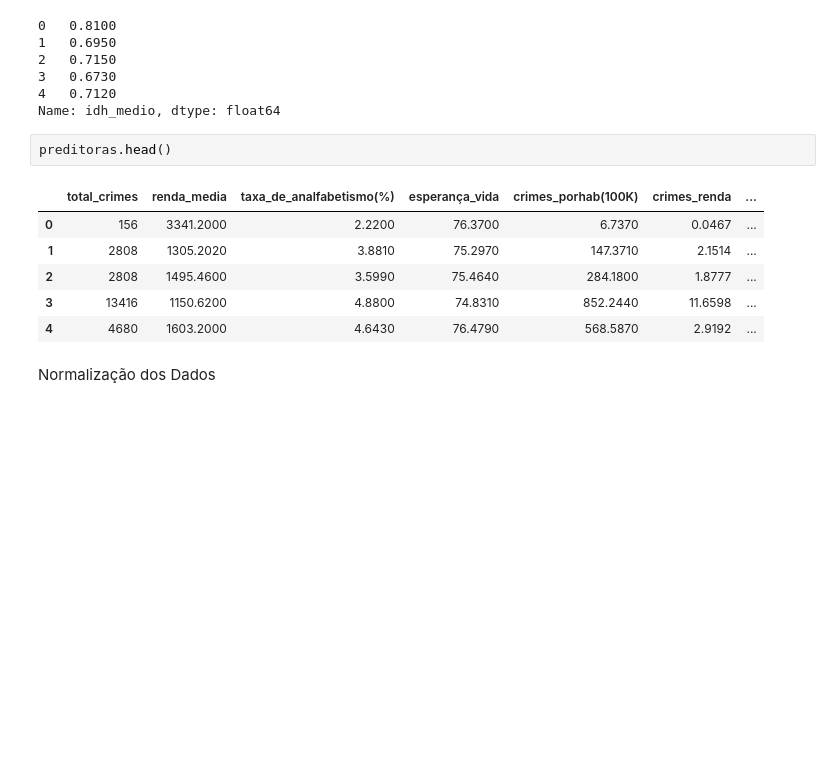
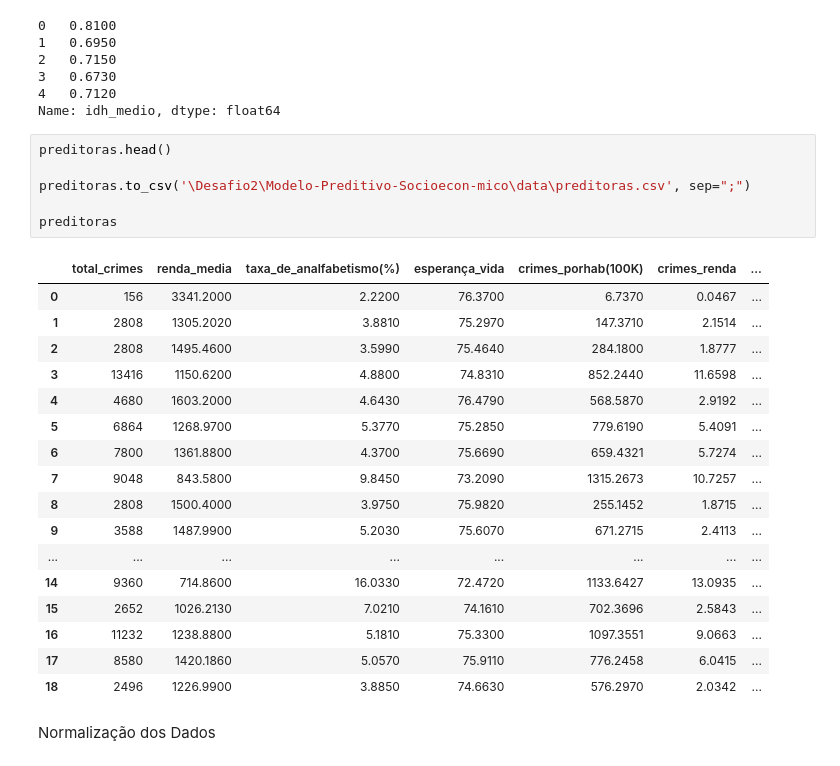
Before and after one commit to jvrezendem/Modelo-Preditivo-Socioecon-mico, a Jupyter notebook: notebooks/modeloPreditivo.ipynb, the cells around one changed output. Saved outputs shown, nothing was run; the diff lists cells and outputs as text; blank space fills up the shorter version.

```diff
--- a/notebooks/modeloPreditivo.ipynb
+++ b/notebooks/modeloPreditivo.ipynb
@@ -152,13 +155,28 @@ target.head()
 Name: idh_medio, dtype: float64
 # %%
 preditoras.head()
+
+preditoras.to_csv('\Desafio2\Modelo-Preditivo-Socioecon-mico\data\preditoras.csv', sep=";")
+
+preditoras
 # %% [output]
 |  | total_crimes | renda_media | taxa_de_analfabetismo(%) | esperança_vida | crimes_porhab(100K) | crimes_renda | ... |
 | 0 | 156 | 3341.2000 | 2.2200 | 76.3700 | 6.7370 | 0.0467 | ... |
 | 1 | 2808 | 1305.2020 | 3.8810 | 75.2970 | 147.3710 | 2.1514 | ... |
 | 2 | 2808 | 1495.4600 | 3.5990 | 75.4640 | 284.1800 | 1.8777 | ... |
 | 3 | 13416 | 1150.6200 | 4.8800 | 74.8310 | 852.2440 | 11.6598 | ... |
 | 4 | 4680 | 1603.2000 | 4.6430 | 76.4790 | 568.5870 | 2.9192 | ... |
+| 5 | 6864 | 1268.9700 | 5.3770 | 75.2850 | 779.6190 | 5.4091 | ... |
+| 6 | 7800 | 1361.8800 | 4.3700 | 75.6690 | 659.4321 | 5.7274 | ... |
+| 7 | 9048 | 843.5800 | 9.8450 | 73.2090 | 1315.2673 | 10.7257 | ... |
+| 8 | 2808 | 1500.4000 | 3.9750 | 75.9820 | 255.1452 | 1.8715 | ... |
+| 9 | 3588 | 1487.9900 | 5.2030 | 75.6070 | 671.2715 | 2.4113 | ... |
+| ... | ... | ... | ... | ... | ... | ... | ... |
+| 14 | 9360 | 714.8600 | 16.0330 | 72.4720 | 1133.6427 | 13.0935 | ... |
+| 15 | 2652 | 1026.2130 | 7.0210 | 74.1610 | 702.3696 | 2.5843 | ... |
+| 16 | 11232 | 1238.8800 | 5.1810 | 75.3300 | 1097.3551 | 9.0663 | ... |
+| 17 | 8580 | 1420.1860 | 5.0570 | 75.9110 | 776.2458 | 6.0415 | ... |
+| 18 | 2496 | 1226.9900 | 3.8850 | 74.6630 | 576.2970 | 2.0342 | ... |
 # %% [markdown]
 Normalização dos Dados
 # %%
```
Also changed, not shown: parts of 15 cells of this notebook, 5 other files.
